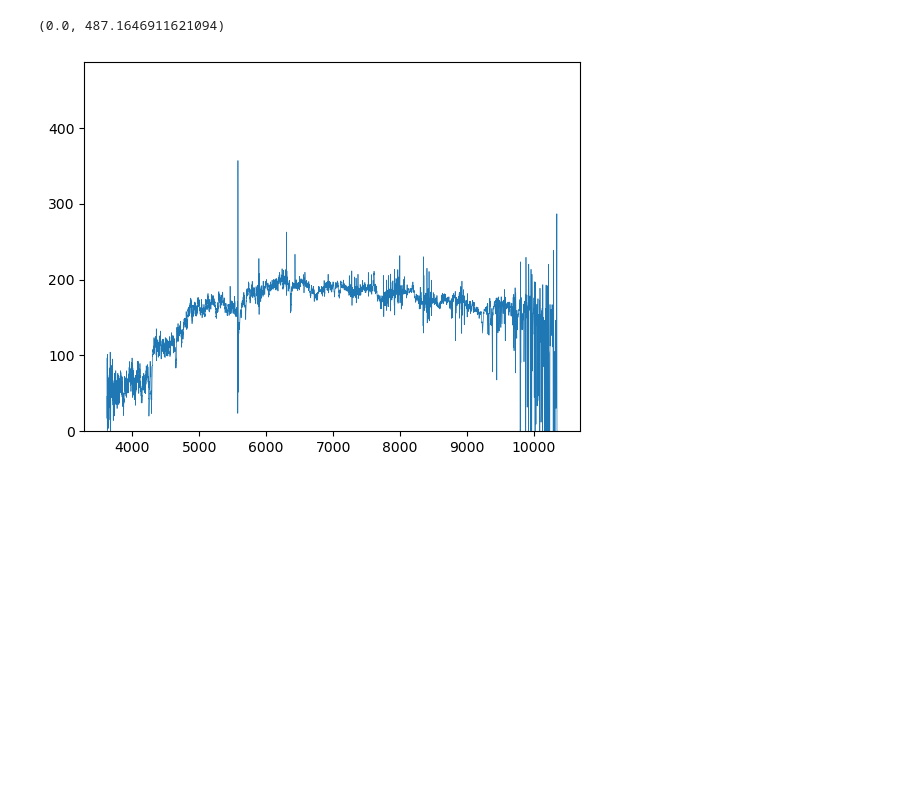
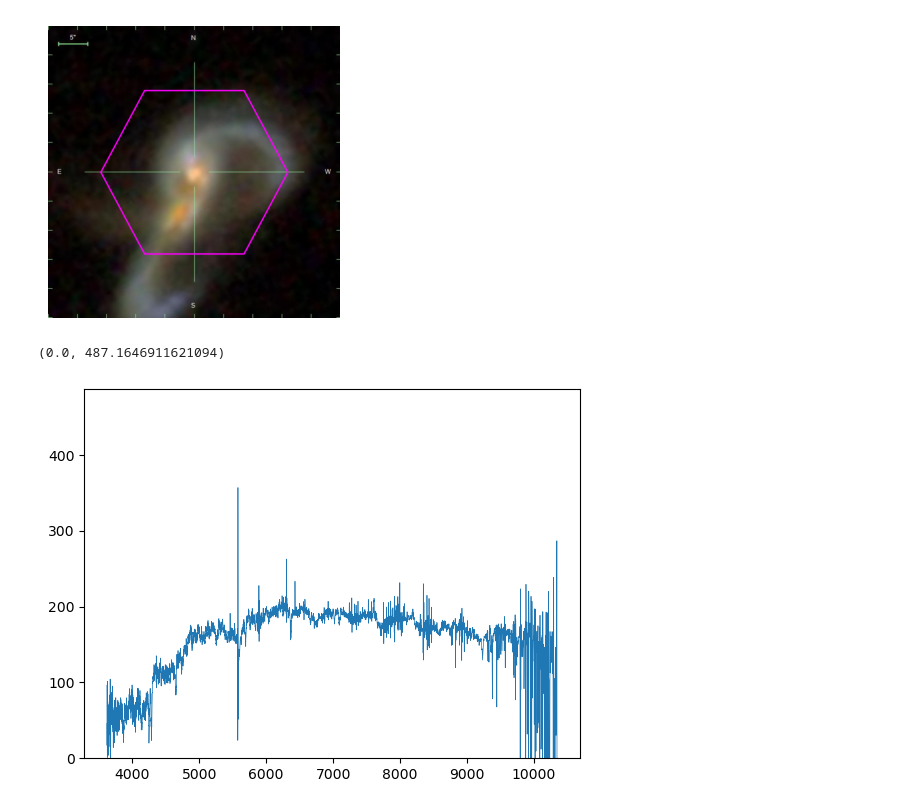
Before and after one commit to gx-jin/py_astro_gxjin, a Jupyter notebook: demo.ipynb, the cells around one changed output. Saved outputs shown, nothing was run; the diff lists cells and outputs as text; code cells hidden in the pictures; blank space fills up the shorter version.

```diff
--- a/demo.ipynb
+++ b/demo.ipynb
@@ -13,3 +15,7 @@ import flux
+# %%
+manga.plot_gri_image(7443, 12703)
+# %% [output]
+[figure, added]
 # %%
 wave, flux, ferr, ngood = manga.stack_logcube('local', 'pasector', cubefile='d:/manga/data/manga-9507-9101-LOGCUBE-SPX-MILESHC-MASTARSSP.fits.gz', mapsfile='d:/manga/data/manga-9507-9101-MAPS-SPX-MILESHC-MASTARSSP.fits.gz')
 # %%
```
Also changed, not shown: parts of 1 cell of this notebook, 2 other files.
